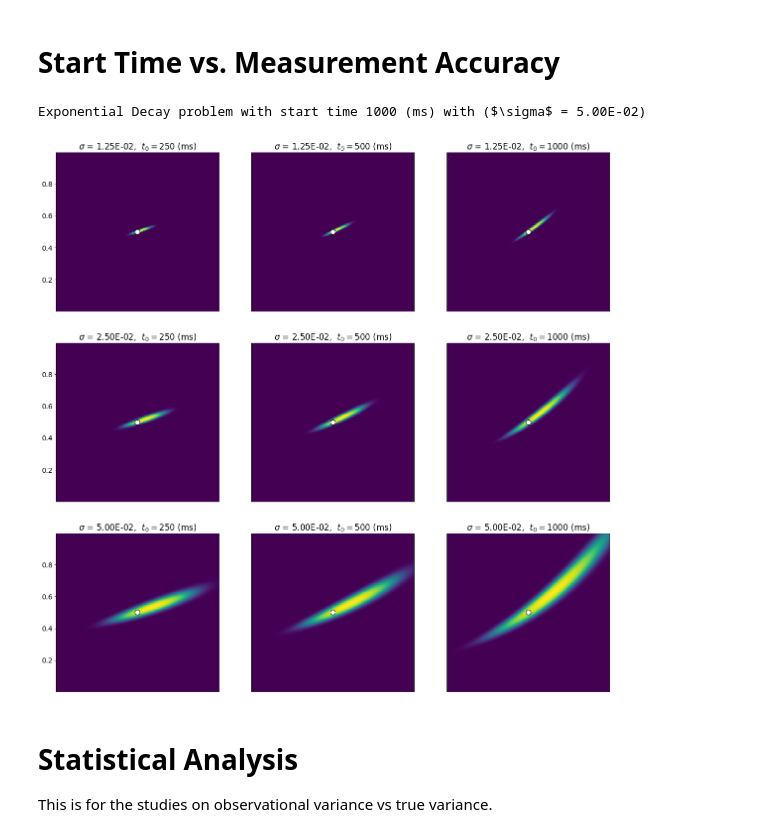
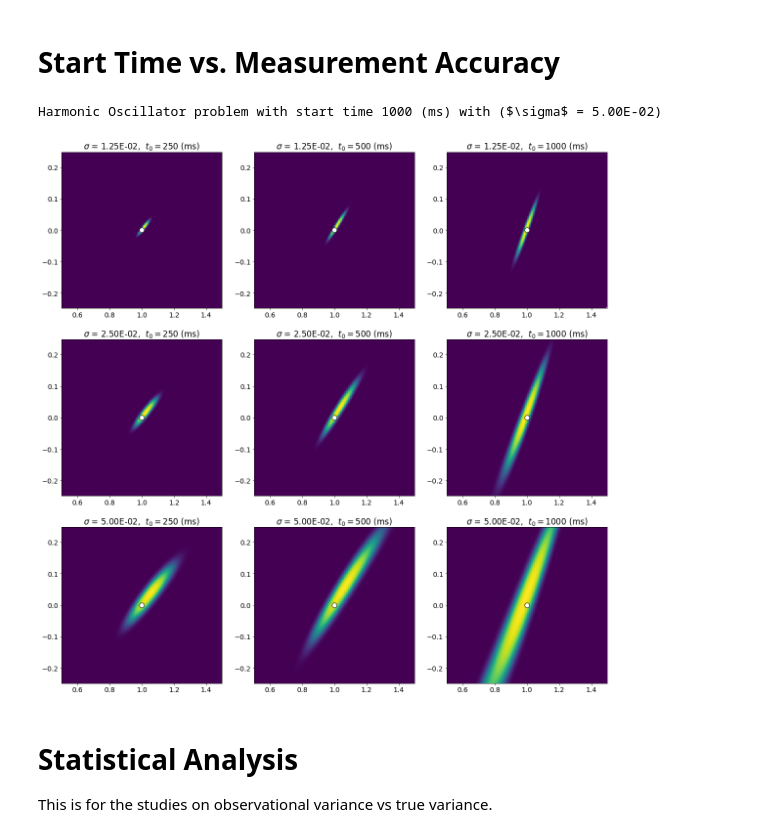
Before and after one commit to mpilosov/ConsistentBayes, a Jupyter notebook: examples/Visualize_Parallelized_Results.ipynb, the cells around one changed output. Saved outputs shown, nothing was run; the diff lists cells and outputs as text; code cells hidden in the pictures.

```diff
--- a/examples/Visualize_Parallelized_Results.ipynb
+++ b/examples/Visualize_Parallelized_Results.ipynb
@@ -16,7 +16,7 @@ def grid(nbins=5, mins=np.zeros(1), maxs=np.ones(1) ):
     SS = S.ravel().reshape(dim,nbins**dim).T
     return SS
 # %%
-problem = 'ed' # choose between 'ed' and 'ho' and 'sir'
+problem = 'ho' # choose between 'ed' and 'ho' and 'sir'
 # %%
 ### DO NOTE CHANGE ###
 nbins = 250
@@ -77,12 +77,16 @@ ED_M10_25E_[1000_1000]ms
 # Grid Plot - The Effect of Sampling Duration and Frequency
 ## (Fixed Error and Starting Time)
 # %%
-error = 0.025
+error = 0.05
 start_time = 1
 num_obs = 50
 observation_len = 1
 
-f, axarr = plt.subplots(len(Vnum_observations),len(Vobs_len),figsize=[20,20])
+if problem == 'ho':
+    f, axarr = plt.subplots(len(Vnum_observations),len(Vobs_len),figsize=(20, 10))
+if problem == 'ed':
+    f, axarr = plt.subplots(len(Vnum_observations),len(Vobs_len),figsize=(20, 20))
+
 for i in range(len(Vnum_observations)):
     num_obs = Vnum_observations[i]
     for j in range(len(Vobs_len)):
@@ -101,10 +105,10 @@ for i in range(len(Vnum_observations)):
                 axarr[i,j].set_title('M = %d,  $T-t_0 = %d$ (ms)'%(num_obs, 1000*observation_len))
                 axarr[i,j].set_ylabel('$\lambda_1$', fontsize=12)
                 axarr[i,j].set_xlabel('$\lambda_2$', fontsize=12)
-                if j>0:
-                    axarr[i,j].set_yticks([], minor=False)
-                if i<4:
-                    axarr[i,j].set_xticks([], minor=False)
+#                 if j>0:
+#                     axarr[i,j].set_yticks([], minor=False)
+#                 if i<4:
+#                     axarr[i,j].set_xticks([], minor=False)
 
 if problem == 'ed':
     pstr = 'Exponential Decay'
@@ -125,39 +129,39 @@ start_time = 1
 num_obs = 50
 observation_len = 1
 
 f, axarr = plt.subplots(len(Vtrue_observational_variance),len(Vstart_time),figsize=[20,20])
 for i in range(len(Vtrue_observational_variance)):
     error = Vtrue_observational_variance[i]
     for j in range(len(Vstart_time)):
         start_time = Vstart_time[j]
 
         for run_num in range(len(Dg)):
             if np.sum(np.abs(np.array(Dg[run_num]['t']) - np.array([num_obs, error, start_time, observation_len]))) == 0:
                 post_eval = Dg[run_num]['p']
                 zi = post_eval.reshape(nbins, nbins)
                 axarr[i,j].pcolormesh(xi, yi, zi)
                 # plt.pcolormesh(zi)
                 if problem == 'ho':
                     axarr[i,j].scatter([1], [0], c='white', edgecolor='black', s=100)
                 elif problem == 'ed':
                     axarr[i,j].scatter([0.5], [0.5], c='white', edgecolor='black', s=100)
                 axarr[i,j].set_title('$\sigma$ = %.2E,  $t_0 = %d$ (ms)'%(error, 1000*start_time))
-                if j>0:
-                    axarr[i,j].set_yticks([], minor=False)
-                if i<4:
-                    axarr[i,j].set_xticks([], minor=False)
+#                 if j>0:
+#                     axarr[i,j].set_yticks([], minor=False)
+#                 if i<4:
+#                     axarr[i,j].set_xticks([], minor=False)
 
 if problem == 'ed':
     pstr = 'Exponential Decay'
 elif problem == 'ho':
     pstr = 'Harmonic Oscillator'
 else:
     pstr = 'SIR Model'
 print('%s problem with start time %d (ms) with ($\sigma$ = %.2E)'%(pstr, 1000*start_time, error))
 plt.show()
 # %% [output]
-Exponential Decay problem with start time 1000 (ms) with ($\sigma$ = 5.00E-02)
+Harmonic Oscillator problem with start time 1000 (ms) with ($\sigma$ = 5.00E-02)
-[figure, old version]
+[figure, new version]
 # %% [markdown]
 # Statistical Analysis
 
```
Also changed, not shown: parts of 2 cells of this notebook, 3 other files.
